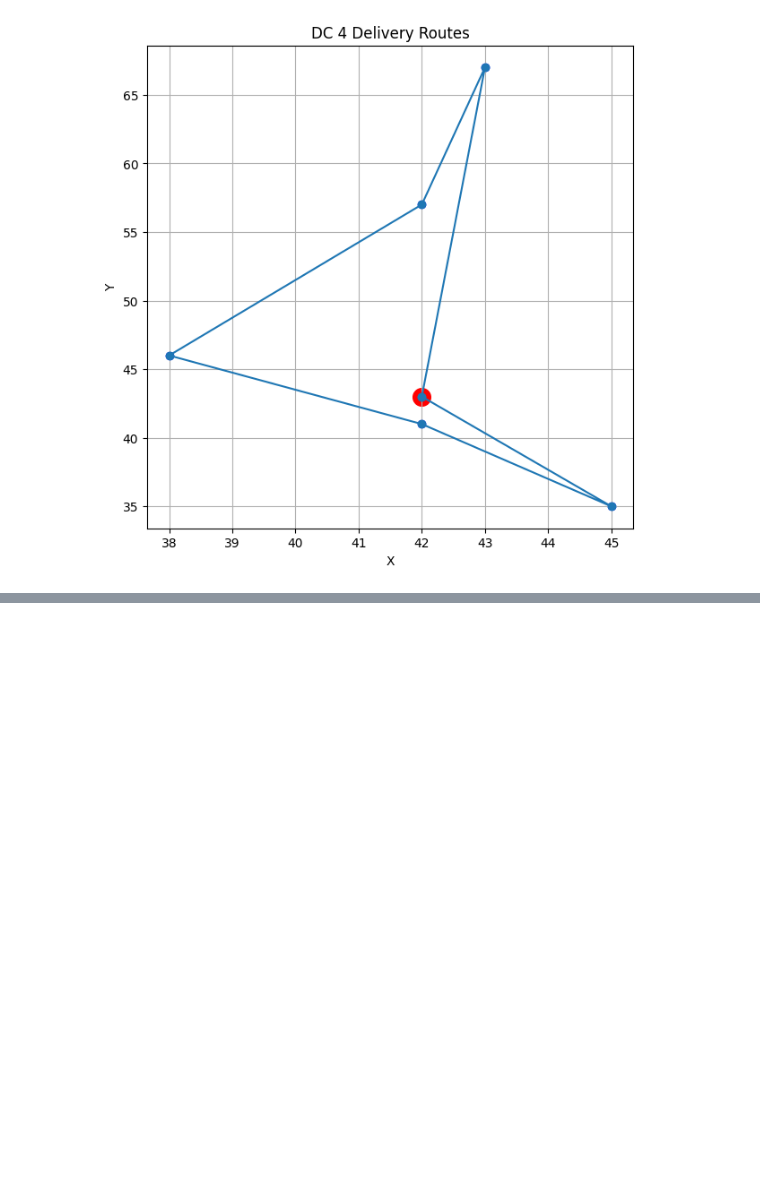
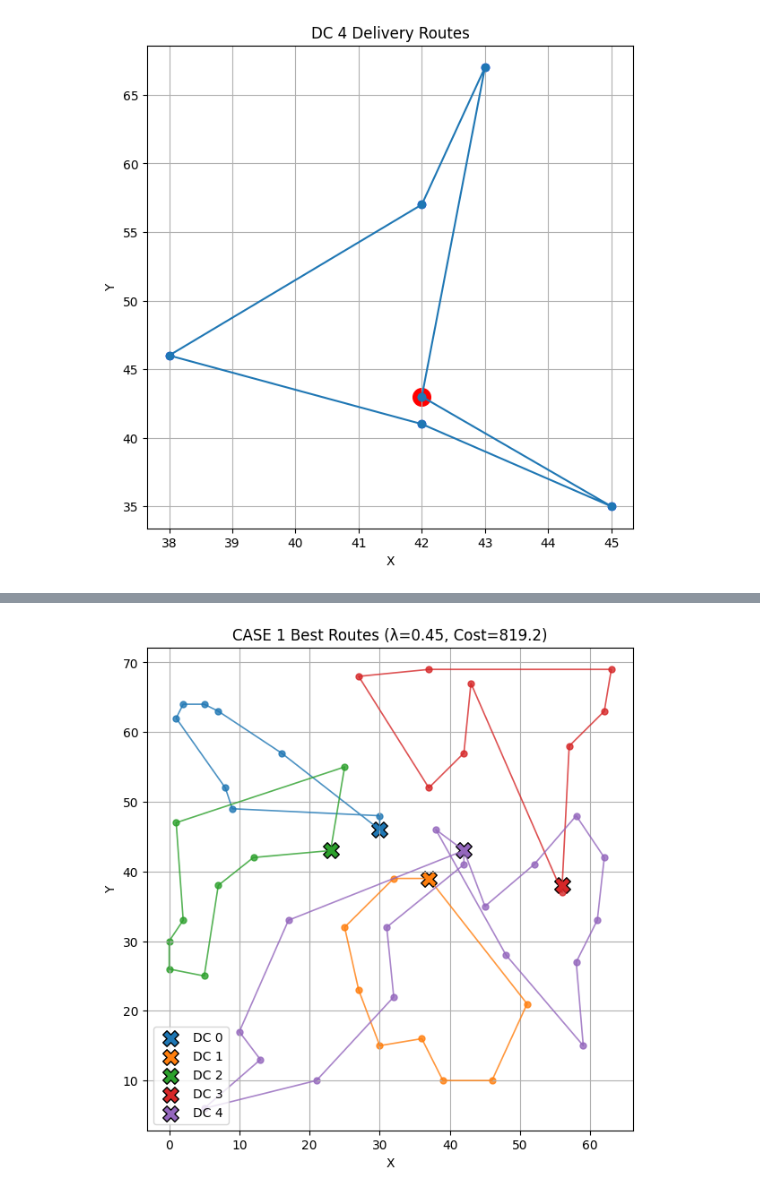
Before and after one commit to khykelly-cloud/mul, a Jupyter notebook: 물류.ipynb, the cells around one changed output, grey strips where cells are left out. Cells and saved outputs as stored; diff of their text form; code cells hidden in the pictures; blank space fills up the shorter version.

```diff
--- a/물류.ipynb
+++ b/물류.ipynb
@@ -374,9 +285,0 @@ DC 개설비용: 40
-# %%
-print("\n===============================")
-print("🚚 전체 네트워크 총 비용")
-print("===============================")
-
-for i in dc_costs:
-    print(f"DC {i}: {dc_costs[i]:.2f}")
-
-print(f"\n📌 전체 최종 비용 = {total_network_cost:.2f}")
@@ -563,0 +1750,9 @@ DC 4: 총 비용 = 107.89
+# %%
+best_lambda, best_cost, best_info, results = search_best_lambda(
+    lambda_list=lambda_candidates,
+    n_restarts=5,
+    T_init=800,
+    T_min=1.0,
+    alpha=0.90,
+    iter_per_T=80,
+)
@@ -563,0 +1881,60 @@ DC 4: 총 비용 = 107.89
+# %%
+import matplotlib.pyplot as plt
+
+# ------------------------------------------------------
+# CASE 1 최적해(λ=best_lambda)의 VRP 경로를 한 그림에 시각화
+#  - 전제: 아래 변수들이 이미 정의되어 있어야 함
+#    - best_info  : search_best_lambda 에서 나온 최종 info
+#    - dc_coords  : [(x,y), ...]  for each DC
+#    - cust_coords: [(x,y), ...]  for each customer
+# ------------------------------------------------------
+
+opened_dcs    = best_info["opened"]
+routes_detail = best_info["routes_detail"]
+
+plt.figure(figsize=(7,7))
+
+# DC별로 색 지정
+colors = ["tab:blue", "tab:orange", "tab:green", "tab:red", "tab:purple",
+          "tab:brown", "tab:pink", "tab:gray", "tab:olive", "tab:cyan"]
+
+# 1) DC 찍기
+for idx, dc_id in enumerate(opened_dcs):
+    x_dc, y_dc = dc_coords[dc_id]
+    plt.scatter(x_dc, y_dc,
+                marker="X", s=160,
+                color=colors[idx % len(colors)],
+                edgecolors="black",
+                label=f"DC {dc_id}")
+
+# 2) 고객 + 경로 그리기
+for idx, dc_id in enumerate(opened_dcs):
+    detail = routes_detail[dc_id]
+    routes = detail["routes"]
+    color  = colors[idx % len(colors)]
+
+    for rt in routes:
+        # 경로의 좌표 나열 (depot → 고객들 → depot)
+        x_dc, y_dc = dc_coords[dc_id]
+        xs = [x_dc]
+        ys = [y_dc]
+        for cid in rt:
+            x_c, y_c = cust_coords[cid]
+            xs.append(x_c)
+            ys.append(y_c)
+            # 고객 점도 같이 표시
+            plt.scatter(x_c, y_c, s=25, color=color, alpha=0.8)
+        xs.append(x_dc)
+        ys.append(y_dc)
+
+        # 선 그리기
+        plt.plot(xs, ys, "-", linewidth=1.2, color=color, alpha=0.8)
+
+plt.title(f"CASE 1 Best Routes (λ={best_lambda:.2f}, Cost={best_cost:.1f})")
+plt.xlabel("X")
+plt.ylabel("Y")
+plt.grid(True)
+plt.legend()
+plt.show()
+# %% [output]
+[figure, added]
```
Also changed, not shown: parts of 14 cells of this notebook.
